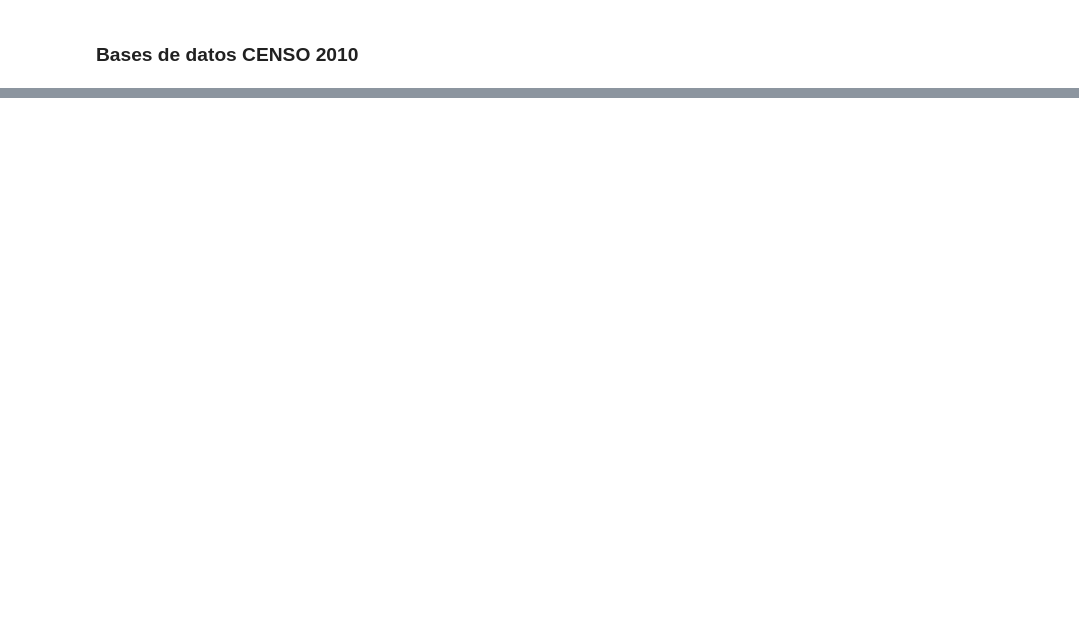
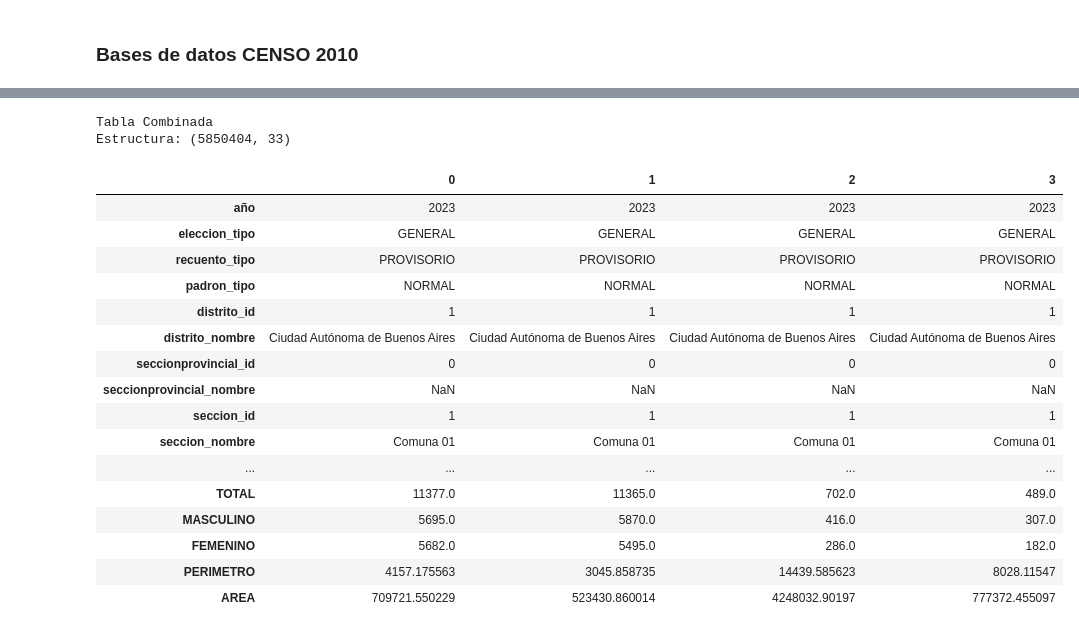
Before and after one commit to nicolasfaccini/Analisis-Elecciones-Generales-2023-Python, a Jupyter notebook: Informe.ipynb, the cells around one changed output, grey strips where cells are left out. Cells and saved outputs as stored; diff of their text form; code cells hidden in the pictures; blank space fills up the shorter version.

```diff
--- a/Informe.ipynb
+++ b/Informe.ipynb
@@ -97,0 +161,7 @@ Cen_radio= pd.read_csv('censo2010/censo/radio.csv')
+# %%
+print("Tabla de resultados elecciones generales 2023- CABA")
+df_resultados_caba = df_resultados[df_resultados['distrito_id'] == 1]
+cant_votos_total_caba = df_resultados_caba['votos_cantidad'].sum()
+print(f'Estructura: {df_resultados_caba.shape}')
+print(f'Cantidad de votos totales: {cant_votos_total_caba}')
+df_resultados_caba.head()
@@ -97,0 +282,31 @@ Cen_radio= pd.read_csv('censo2010/censo/radio.csv')
+# %%
+df_resultados_caba['seccion_id'] = df_resultados_caba['seccion_id'].astype(int) #forzamos el formato int para que el id se reconozca como número entero
+df_caba['COMUNA'] = df_caba['COMUNA'].astype(int) #forzamos el formato int para que el id se reconozca como número entero
+# %%
+#Generamos un merge que tenga como tabla principal la base de resultados de caba y agregue las columnas de la base de circuitos electorales de acuerdo a las valores coincidentes con la primera.
+df_combinado = pd.merge(df_resultados_caba, df_caba, left_on='seccion_id', right_on='COMUNA', how='left')
+
+print('\n')
+print("Tabla Combinada")
+print(f'Estructura: {df_combinado.shape}')
+df_combinado.head(4).T
+# %% [output]
+Tabla Combinada
+Estructura: (5850404, 33)
+|  | 0 | 1 | 2 | 3 |
+| año | 2023 | 2023 | 2023 | 2023 |
+| eleccion_tipo | GENERAL | GENERAL | GENERAL | GENERAL |
+| recuento_tipo | PROVISORIO | PROVISORIO | PROVISORIO | PROVISORIO |
+| padron_tipo | NORMAL | NORMAL | NORMAL | NORMAL |
+| distrito_id | 1 | 1 | 1 | 1 |
+| distrito_nombre | Ciudad Autónoma de Buenos Aires | Ciudad Autónoma de Buenos Aires | Ciudad Autónoma de Buenos Aires | Ciudad Autónoma de Buenos Aires |
+| seccionprovincial_id | 0 | 0 | 0 | 0 |
+| seccionprovincial_nombre | NaN | NaN | NaN | NaN |
+| seccion_id | 1 | 1 | 1 | 1 |
+| seccion_nombre | Comuna 01 | Comuna 01 | Comuna 01 | Comuna 01 |
+| ... | ... | ... | ... | ... |
+| TOTAL | 11377.0 | 11365.0 | 702.0 | 489.0 |
+| MASCULINO | 5695.0 | 5870.0 | 416.0 | 307.0 |
+| FEMENINO | 5682.0 | 5495.0 | 286.0 | 182.0 |
+| PERIMETRO | 4157.175563 | 3045.858735 | 14439.585623 | 8028.11547 |
+| AREA | 709721.550229 | 523430.860014 | 4248032.90197 | 777372.455097 |
```
Also changed, not shown: parts of 21 cells of this notebook.
